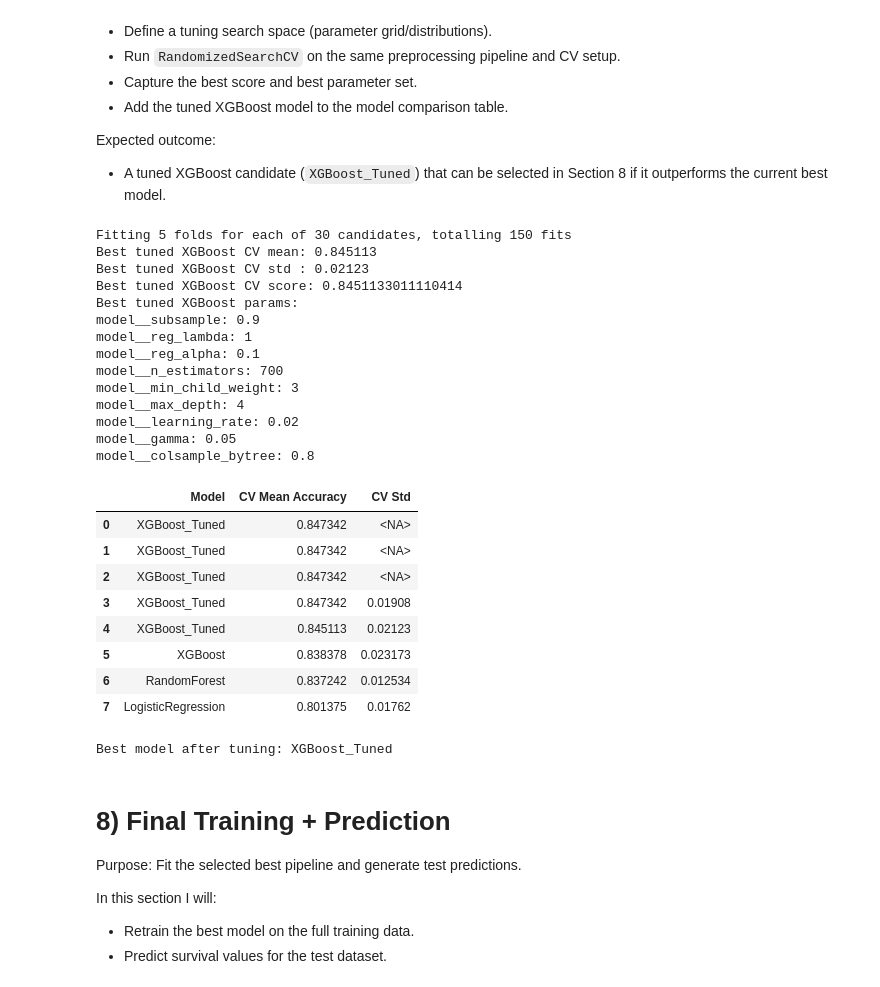
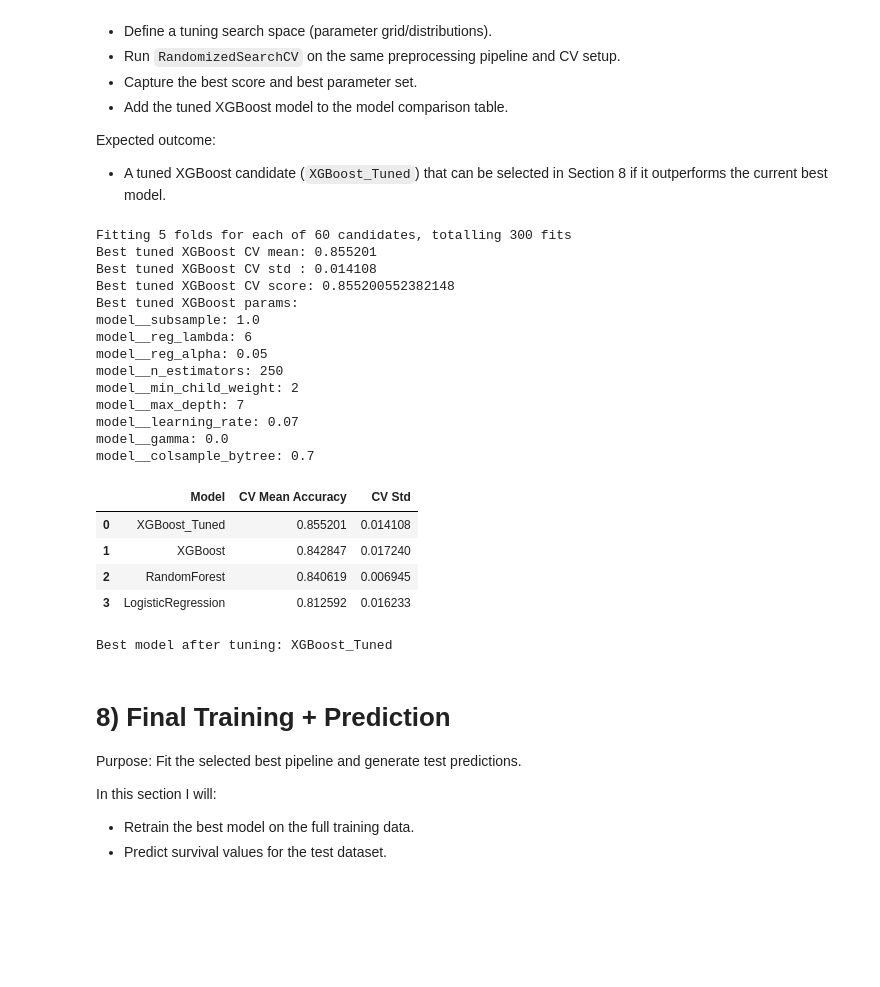
Before and after one commit to modalsaeed/kaggle_titanic, a Jupyter notebook: notebook/main.ipynb, the cells around one changed output. Cells and saved outputs as stored; diff of their text form; code cells hidden in the pictures; blank space fills up the shorter version.

```diff
--- a/notebook/main.ipynb
+++ b/notebook/main.ipynb
@@ -778,33 +819,33 @@ xgb_pipe = Pipeline(
 )
 
 xgb_grid_balanced = {
-    "model__n_estimators": [600, 700, 800],
-    "model__learning_rate": [0.015, 0.02, 0.03],
-    "model__max_depth": [3, 4],
-    "model__min_child_weight": [1, 2, 3],
-    "model__subsample": [0.85, 0.9, 0.95],
-    "model__colsample_bytree": [0.8, 0.9, 1.0],
+    "model__n_estimators": [300, 500, 700, 900],
+    "model__learning_rate": [0.02, 0.03, 0.05, 0.08],
+    "model__max_depth": [3, 4, 5, 6],
+    "model__min_child_weight": [1, 2, 3, 5],
+    "model__subsample": [0.75, 0.85, 0.95, 1.0],
+    "model__colsample_bytree": [0.7, 0.8, 0.9, 1.0],
     "model__gamma": [0, 0.05, 0.1, 0.2, 0.3],
     "model__reg_alpha": [0, 0.01, 0.1, 0.5],
     "model__reg_lambda": [1, 2, 3, 5, 8],
 }
 
 xgb_grid_focused = {
-    "model__n_estimators": [550, 600, 650],
-    "model__learning_rate": [0.025, 0.03, 0.035],
-    "model__max_depth": [3, 4, 5],
+    "model__n_estimators": [250, 300, 350, 400],
+    "model__learning_rate": [0.06, 0.07, 0.08, 0.09, 0.10],
+    "model__max_depth": [5, 6, 7],
     "model__min_child_weight": [1, 2, 3],
-    "model__subsample": [0.85, 0.9, 0.95],
-    "model__colsample_bytree": [0.8, 0.85, 0.9],
-    "model__gamma": [0.2, 0.3, 0.4],
-    "model__reg_alpha": [0, 0.05, 0.1],
-    "model__reg_lambda": [2, 3, 4],
+    "model__subsample": [0.90, 0.95, 1.00],
+    "model__colsample_bytree": [0.70, 0.80, 0.90],
+    "model__gamma": [0.00, 0.02, 0.05, 0.10],
+    "model__reg_alpha": [0.00, 0.005, 0.01, 0.02, 0.05],
+    "model__reg_lambda": [6, 8, 10, 12],
 }
 
 xgb_search = RandomizedSearchCV(
     estimator=xgb_pipe,
-    param_distributions=xgb_grid_balanced,
-    n_iter=30,
+    param_distributions=xgb_grid_focused,
+    n_iter=60,
     scoring="accuracy",
     cv=cv,
     n_jobs=-1,
@@ -824,54 +865,50 @@ print("Best tuned XGBoost CV mean:", round(best_mean, 6))
 print("Best tuned XGBoost CV std :", round(best_std, 6))
 print("Best tuned XGBoost CV score:", xgb_search.best_score_)
 print("Best tuned XGBoost params:")
 for k, v in xgb_search.best_params_.items():
     print(f"{k}: {v}")
 
 # Add tuned model into your existing comparison table so Section 8 can use it
 models["XGBoost_Tuned"] = xgb_search.best_estimator_.named_steps["model"]
 
 comparison_df = pd.concat(
     [
         comparison_df,
         pd.DataFrame(
             [{
                 "Model": "XGBoost_Tuned",
                 "CV Mean Accuracy": best_mean,
                 "CV Std": best_std,
             }]
         ),
     ],
     ignore_index=True,
 ).sort_values(by="CV Mean Accuracy", ascending=False).reset_index(drop=True)
 
 display(comparison_df)
 
 best_model_name = comparison_df.loc[0, "Model"]
 print("Best model after tuning:", best_model_name)
 # %% [output]
-Fitting 5 folds for each of 30 candidates, totalling 150 fits
-Best tuned XGBoost CV mean: 0.845113
-Best tuned XGBoost CV std : 0.02123
-Best tuned XGBoost CV score: 0.8451133011110414
+Fitting 5 folds for each of 60 candidates, totalling 300 fits
+Best tuned XGBoost CV mean: 0.855201
+Best tuned XGBoost CV std : 0.014108
+Best tuned XGBoost CV score: 0.855200552382148
 Best tuned XGBoost params:
-model__subsample: 0.9
-model__reg_lambda: 1
-model__reg_alpha: 0.1
-model__n_estimators: 700
-model__min_child_weight: 3
-model__max_depth: 4
-model__learning_rate: 0.02
-model__gamma: 0.05
-model__colsample_bytree: 0.8
+model__subsample: 1.0
+model__reg_lambda: 6
+model__reg_alpha: 0.05
+model__n_estimators: 250
+model__min_child_weight: 2
+model__max_depth: 7
+model__learning_rate: 0.07
+model__gamma: 0.0
+model__colsample_bytree: 0.7
 |  | Model | CV Mean Accuracy | CV Std |
-| 0 | XGBoost_Tuned | 0.847342 | <NA> |
-| 1 | XGBoost_Tuned | 0.847342 | <NA> |
-| 2 | XGBoost_Tuned | 0.847342 | <NA> |
-| 3 | XGBoost_Tuned | 0.847342 | 0.01908 |
-| 4 | XGBoost_Tuned | 0.845113 | 0.02123 |
-| 5 | XGBoost | 0.838378 | 0.023173 |
-| 6 | RandomForest | 0.837242 | 0.012534 |
-| 7 | LogisticRegression | 0.801375 | 0.01762 |
+| 0 | XGBoost_Tuned | 0.855201 | 0.014108 |
+| 1 | XGBoost | 0.842847 | 0.017240 |
+| 2 | RandomForest | 0.840619 | 0.006945 |
+| 3 | LogisticRegression | 0.812592 | 0.016233 |
 Best model after tuning: XGBoost_Tuned
 # %% [markdown]
 # 8) Final Training + Prediction
```
Also changed, not shown: parts of 5 cells of this notebook.
